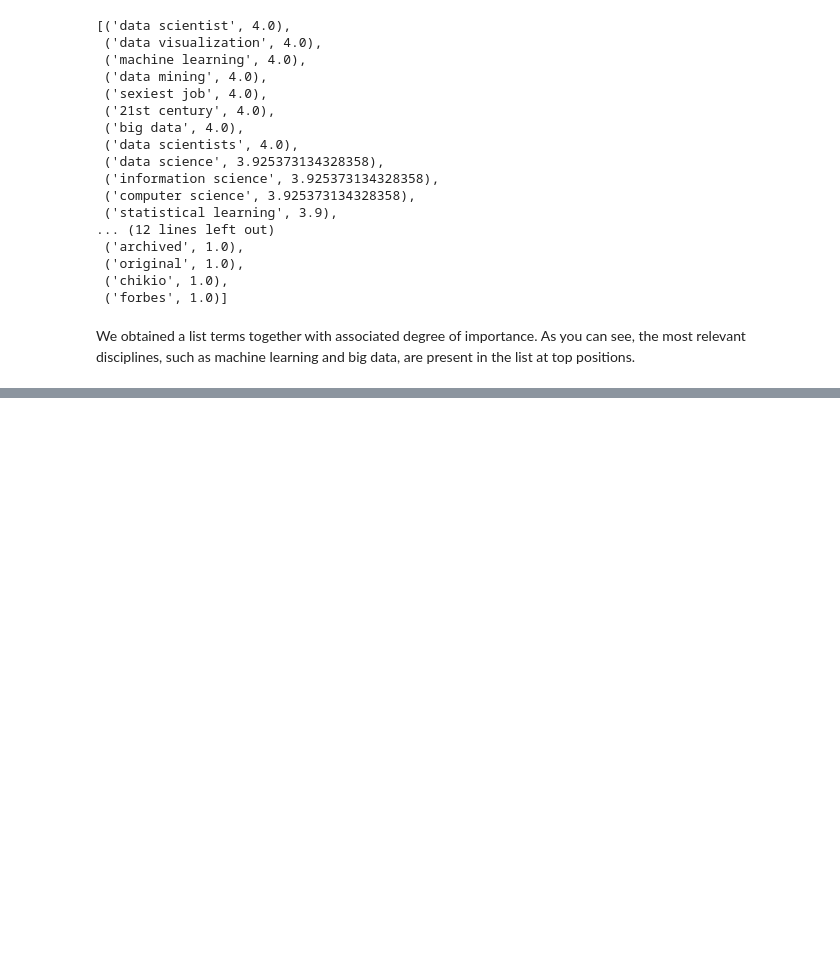
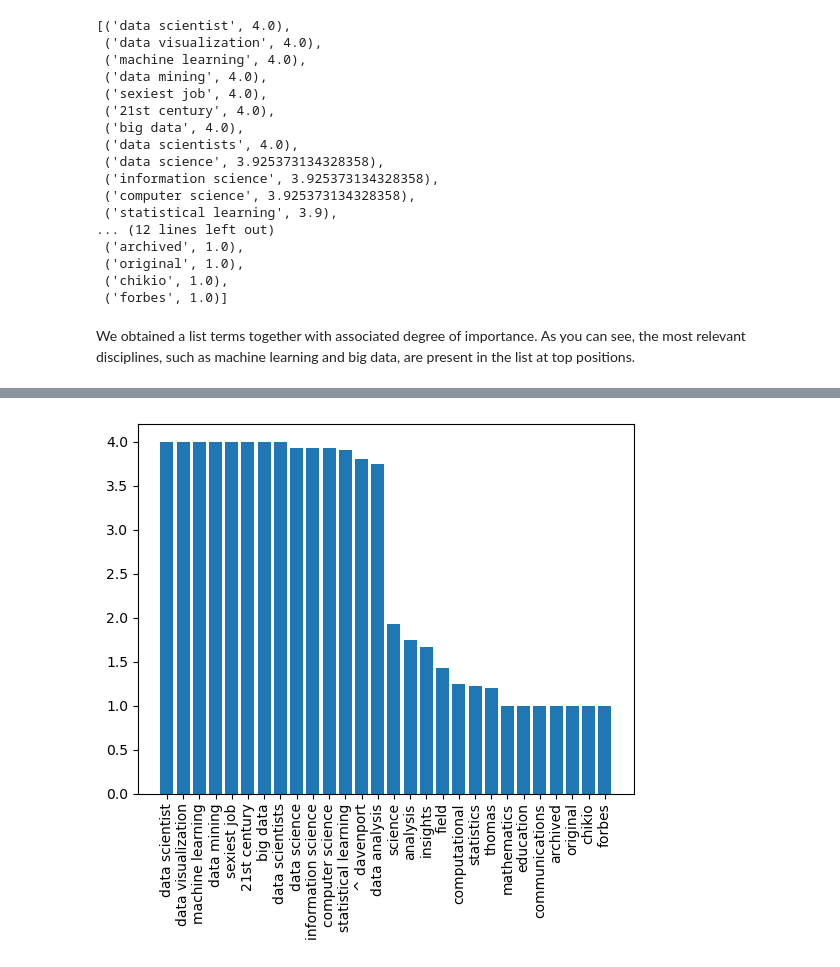
Before and after one commit to LinC3e/data-science-journey, a Jupyter notebook: notebook.ipynb, the cells around one changed output, grey strips where cells are left out. Drawn from its saved outputs; the diff is of its cells as text; code cells hidden in the pictures; blank space fills up the shorter version.

Commit message:
ADD - Data visualization v1

```diff
--- a/notebook.ipynb
+++ b/notebook.ipynb
@@ -105,0 +110,12 @@ We obtained a list terms together with associated degree of importance. As you c
+# %%
+import matplotlib.pyplot as plt
+
+def plot(pair_list):
+    k,v = zip(*pair_list)
+    plt.bar(range(len(k)),v)
+    plt.xticks(range(len(k)),k,rotation='vertical')
+    plt.show()
+
+plot(res)
+# %% [output]
+[figure, added]
```
Also changed, not shown: parts of 1 cell of this notebook.
